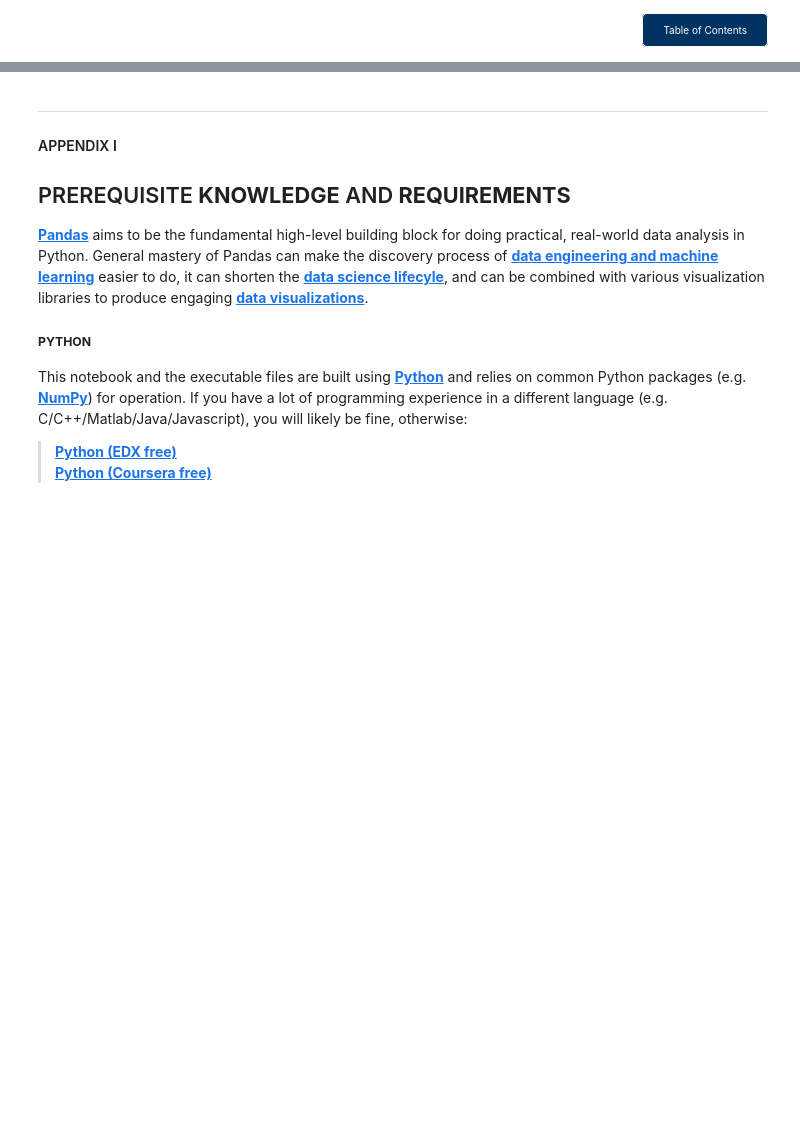
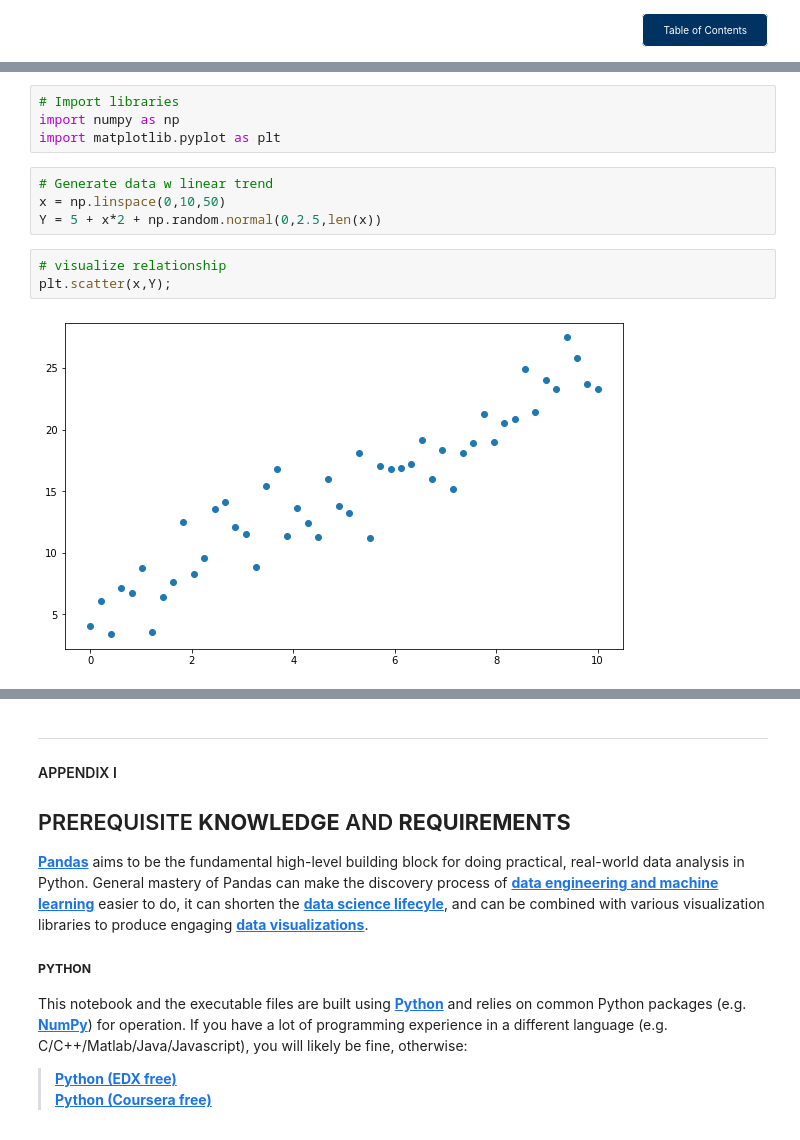
Before and after one commit to ehcastroh/intro_NUMPY, a Jupyter notebook: m110_Intro_numerical_analysis_using_numpy.ipynb, the cells around one changed output, grey strips where cells are left out. Cells and saved outputs as stored; diff of their text form; blank space fills up the shorter version.

```diff
--- a/m110_Intro_numerical_analysis_using_numpy.ipynb
+++ b/m110_Intro_numerical_analysis_using_numpy.ipynb
@@ -1078,0 +1418,13 @@ trans_edf.to_excel('assets/data/transpose_UCBAdmin_data.xlsx')
+# %%
+# Import libraries
+import numpy as np
+import matplotlib.pyplot as plt
+# %%
+# Generate data w linear trend
+x = np.linspace(0,10,50)
+Y = 5 + x*2 + np.random.normal(0,2.5,len(x))
+# %%
+# visualize relationship
+plt.scatter(x,Y);
+# %% [output]
+[figure, added]
```
Also changed, not shown: parts of 251 cells of this notebook, 18 other files.
